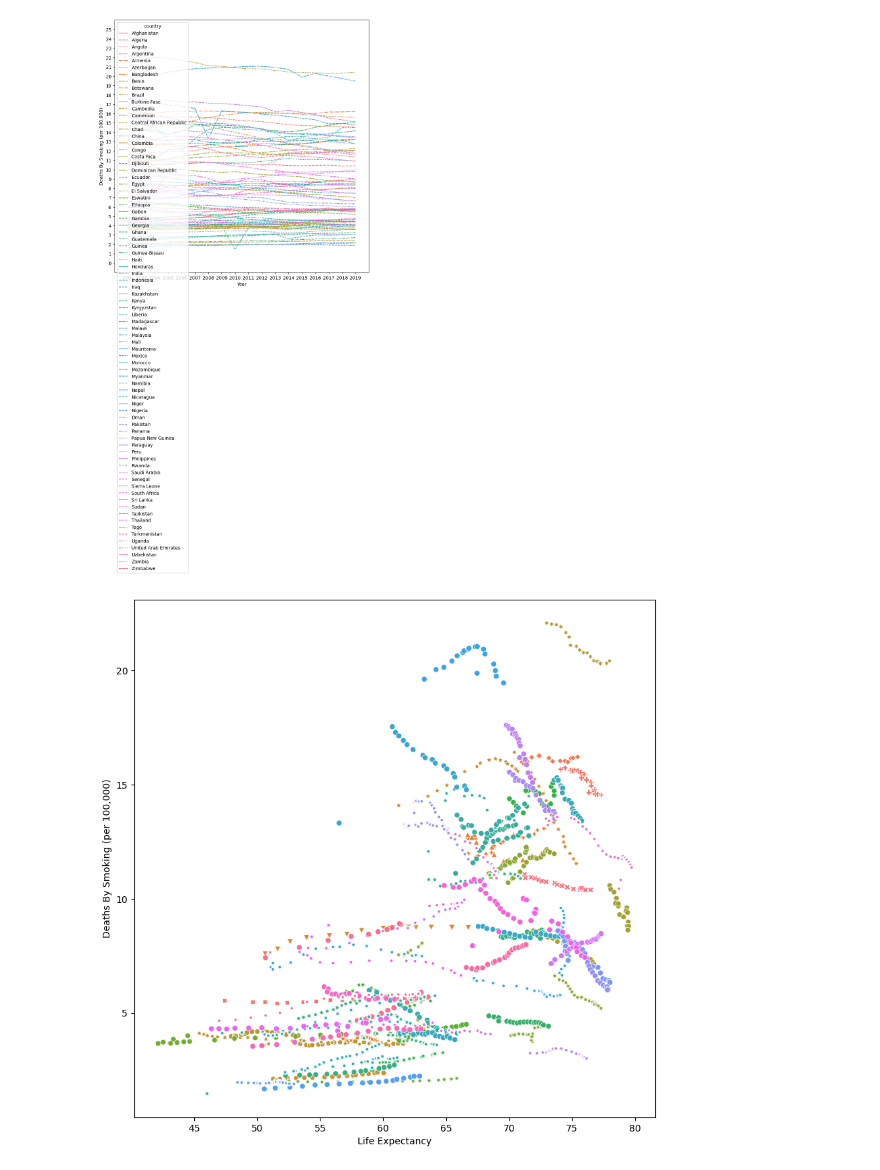
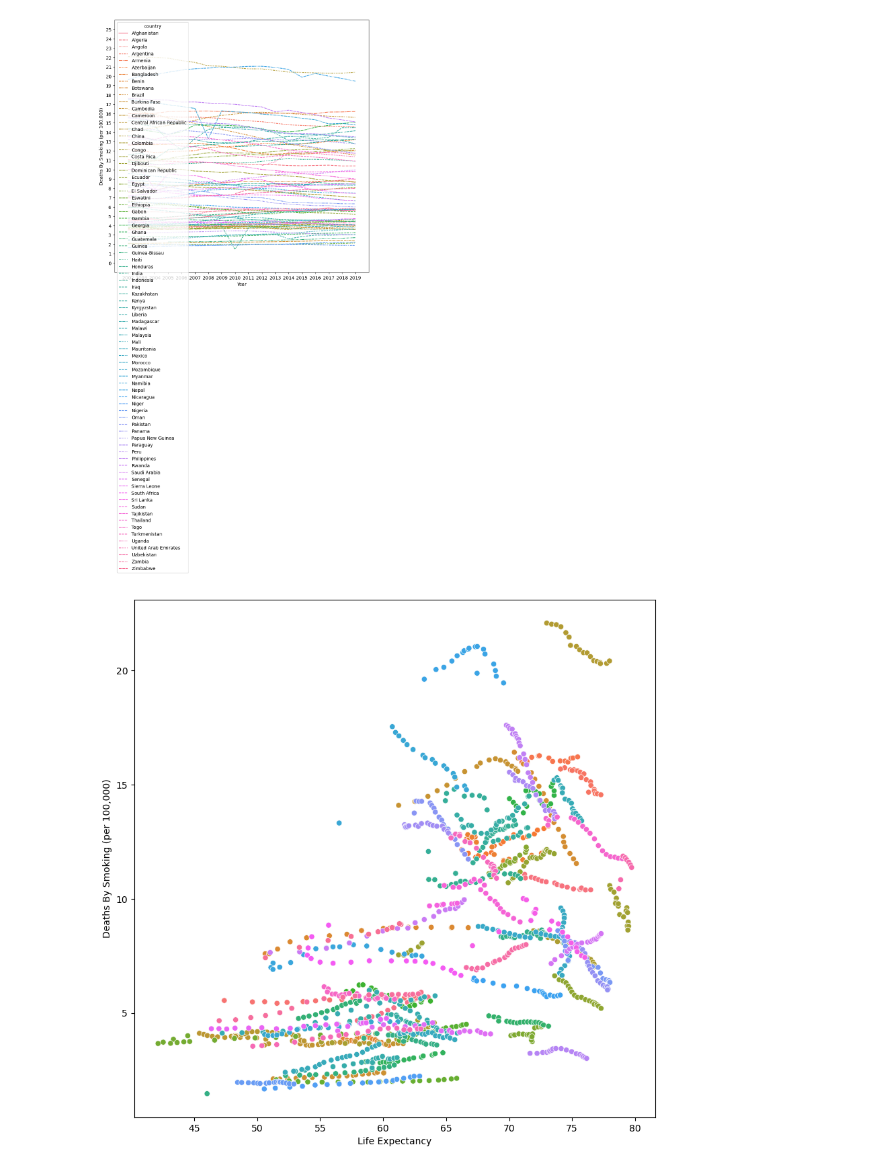
Before and after one commit to BramSunner/project-1-group-04, a Jupyter notebook: ethan-work/ethan-question.ipynb, the cells around one changed output. Drawn from its saved outputs; the diff is of its cells as text; code cells hidden in the pictures.

```diff
--- a/ethan-work/ethan-question.ipynb
+++ b/ethan-work/ethan-question.ipynb
@@ -138,32 +138,31 @@ plt.show()
 # %%
 # Scatter Plot of Smoking Deaths vs. Life Expectancy
 # Step 1: data.
 x = df['life_expectancy']
 y = df['smoking_deaths']
 
 style = df['country']
 
 # Step 2: canvas.
 plt.figure(figsize=(10, 10))
 
 # Step 3: skeleton plot.
 sns.scatterplot(data = df,
              x = x,
              y = y,
-             style = style,
              hue = 'country',
              legend = False)
 
 # Step 4: formatting.
 plt.xlabel('Life Expectancy')
 # plt.xticks(np.arange(2002, 2020, 1))
 # plt.xlim(2001, 2020)
 
 plt.ylabel('Deaths By Smoking (per 100,000)')
 # plt.yticks(np.arange(0, 26, 1))
 # plt.ylim(-1, 26)
 
 # Step 5: save/show.
 plt.show()
 # %% [output]
-[figure, old version]
+[figure, new version]
```
Also changed, not shown: parts of 15 cells of this notebook.
